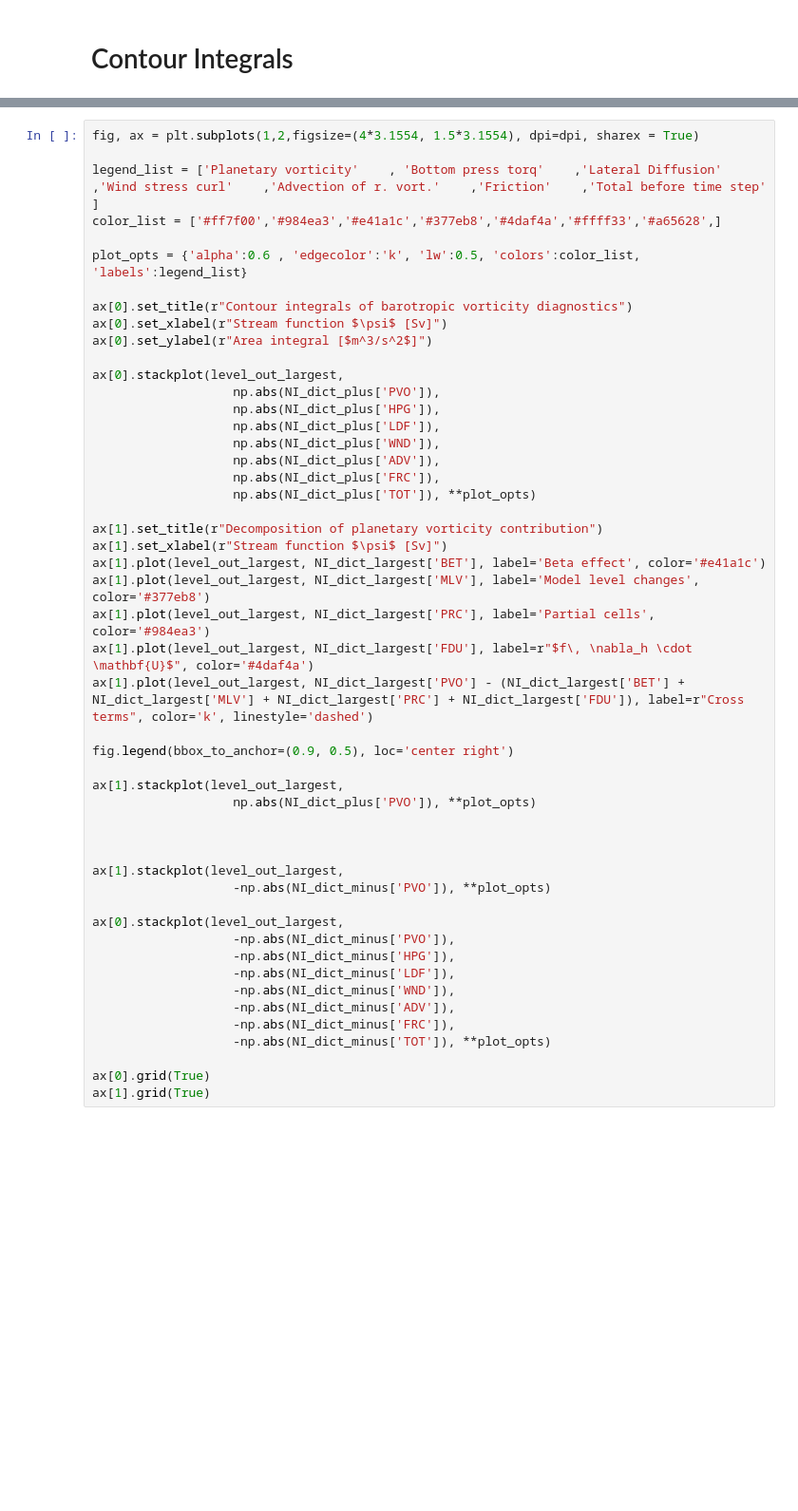
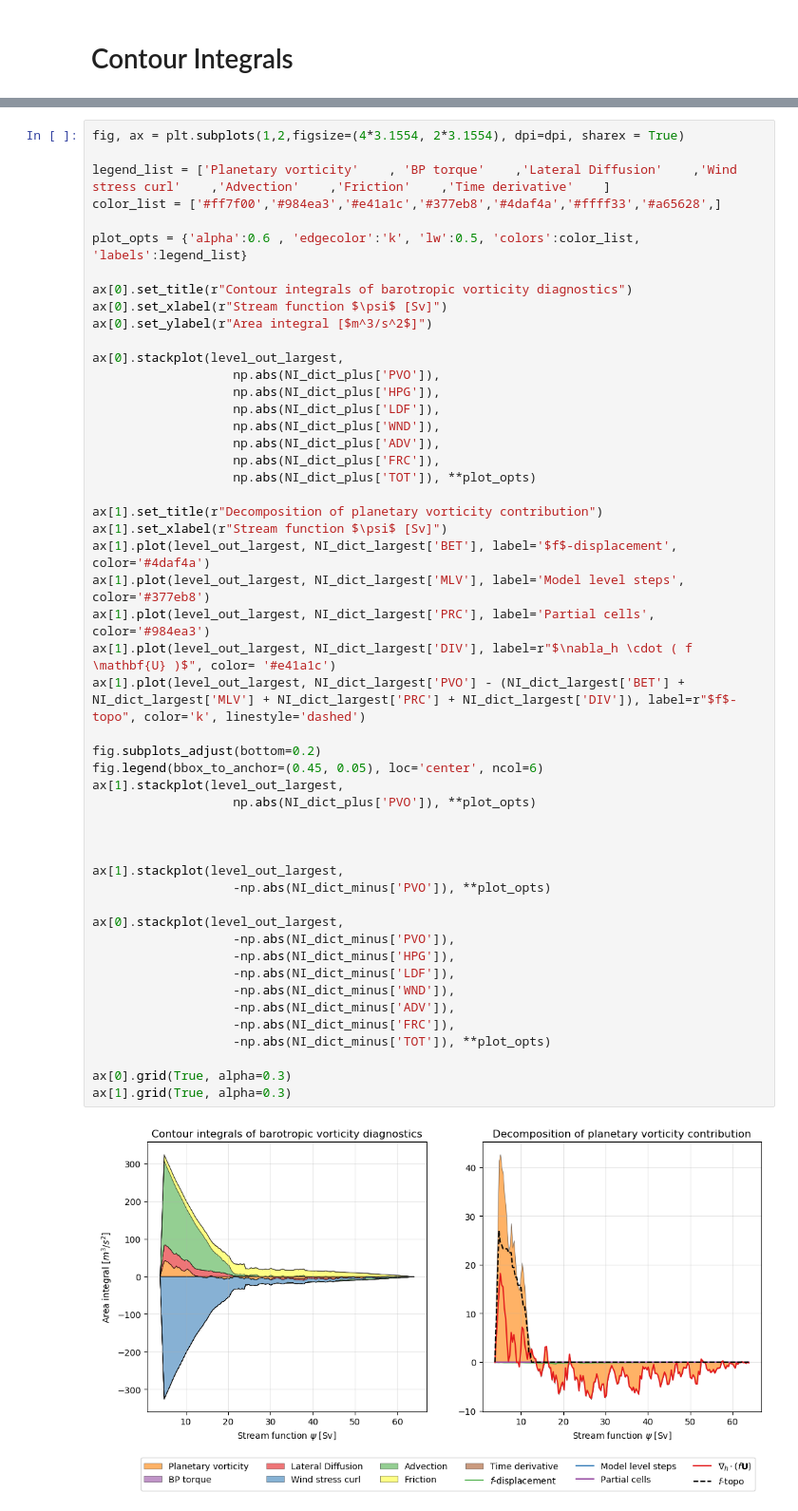
Before and after one commit to afstyles/VorticityContourAnalysisForNemo, a Jupyter notebook: int/plotting.ipynb, the cells around one changed output, grey strips where cells are left out. Shown at 95% size. Cells and saved outputs as stored; diff of their text form; blank space fills up the shorter version.

Commit message:
Large scale update to VCAN. Methods have been generalized to make the software more customizable and user-friendly. Commenting and documentation to follow.

```diff
--- a/int/plotting.ipynb
+++ b/int/plotting.ipynb
@@ -213,9 +195,9 @@ NI_dict_minus = {}
 for label in NI_dict_largest:
     NI_dict_plus[label], NI_dict_minus[label] = splitbysign(NI_dict_largest[label])
 # %%
-fig, ax = plt.subplots(1,2,figsize=(4*3.1554, 1.5*3.1554), dpi=dpi, sharex = True)
+fig, ax = plt.subplots(1,2,figsize=(4*3.1554, 2*3.1554), dpi=dpi, sharex = True)
 
-legend_list = ['Planetary vorticity'    , 'Bottom press torq'    ,'Lateral Diffusion'    ,'Wind stress curl'    ,'Advection of r. vort.'    ,'Friction'    ,'Total before time step'    ]
+legend_list = ['Planetary vorticity'    , 'BP torque'    ,'Lateral Diffusion'    ,'Wind stress curl'    ,'Advection'    ,'Friction'    ,'Time derivative'    ]
 color_list = ['#ff7f00','#984ea3','#e41a1c','#377eb8','#4daf4a','#ffff33','#a65628',]
 
 plot_opts = {'alpha':0.6 , 'edgecolor':'k', 'lw':0.5, 'colors':color_list, 'labels':legend_list}
@@ -227,38 +209,40 @@ ax[0].set_ylabel(r"Area integral [$m^3/s^2$]")
 ax[0].stackplot(level_out_largest,
                    np.abs(NI_dict_plus['PVO']),
                    np.abs(NI_dict_plus['HPG']),
                    np.abs(NI_dict_plus['LDF']),
                    np.abs(NI_dict_plus['WND']),
                    np.abs(NI_dict_plus['ADV']),
                    np.abs(NI_dict_plus['FRC']),
                    np.abs(NI_dict_plus['TOT']), **plot_opts)
 
 ax[1].set_title(r"Decomposition of planetary vorticity contribution")
 ax[1].set_xlabel(r"Stream function $\psi$ [Sv]")
-ax[1].plot(level_out_largest, NI_dict_largest['BET'], label='Beta effect', color='#e41a1c')
-ax[1].plot(level_out_largest, NI_dict_largest['MLV'], label='Model level changes', color='#377eb8')
+ax[1].plot(level_out_largest, NI_dict_largest['BET'], label='$f$-displacement', color='#4daf4a')
+ax[1].plot(level_out_largest, NI_dict_largest['MLV'], label='Model level steps', color='#377eb8')
 ax[1].plot(level_out_largest, NI_dict_largest['PRC'], label='Partial cells', color='#984ea3')
-ax[1].plot(level_out_largest, NI_dict_largest['FDU'], label=r"$f\, \nabla_h \cdot \mathbf{U}$", color='#4daf4a')
-ax[1].plot(level_out_largest, NI_dict_largest['PVO'] - (NI_dict_largest['BET'] + NI_dict_largest['MLV'] + NI_dict_largest['PRC'] + NI_dict_largest['FDU']), label=r"Cross terms", color='k', linestyle='dashed')
+ax[1].plot(level_out_largest, NI_dict_largest['DIV'], label=r"$\nabla_h \cdot ( f \mathbf{U} )$", color= '#e41a1c')
+ax[1].plot(level_out_largest, NI_dict_largest['PVO'] - (NI_dict_largest['BET'] + NI_dict_largest['MLV'] + NI_dict_largest['PRC'] + NI_dict_largest['DIV']), label=r"$f$-topo", color='k', linestyle='dashed')
 
-fig.legend(bbox_to_anchor=(0.9, 0.5), loc='center right')
-
+fig.subplots_adjust(bottom=0.2)
+fig.legend(bbox_to_anchor=(0.45, 0.05), loc='center', ncol=6)
 ax[1].stackplot(level_out_largest,
                    np.abs(NI_dict_plus['PVO']), **plot_opts)
 
 
 
 ax[1].stackplot(level_out_largest,
                    -np.abs(NI_dict_minus['PVO']), **plot_opts)
 
 ax[0].stackplot(level_out_largest,
                    -np.abs(NI_dict_minus['PVO']),
                    -np.abs(NI_dict_minus['HPG']),
                    -np.abs(NI_dict_minus['LDF']),
                    -np.abs(NI_dict_minus['WND']),
                    -np.abs(NI_dict_minus['ADV']),
                    -np.abs(NI_dict_minus['FRC']),
                    -np.abs(NI_dict_minus['TOT']), **plot_opts)
 
-ax[0].grid(True)
-ax[1].grid(True)
+ax[0].grid(True, alpha=0.3)
+ax[1].grid(True, alpha=0.3)
+# %% [output]
+[figure, added]
```
Also changed, not shown: parts of 12 cells of this notebook, 7 other files.
